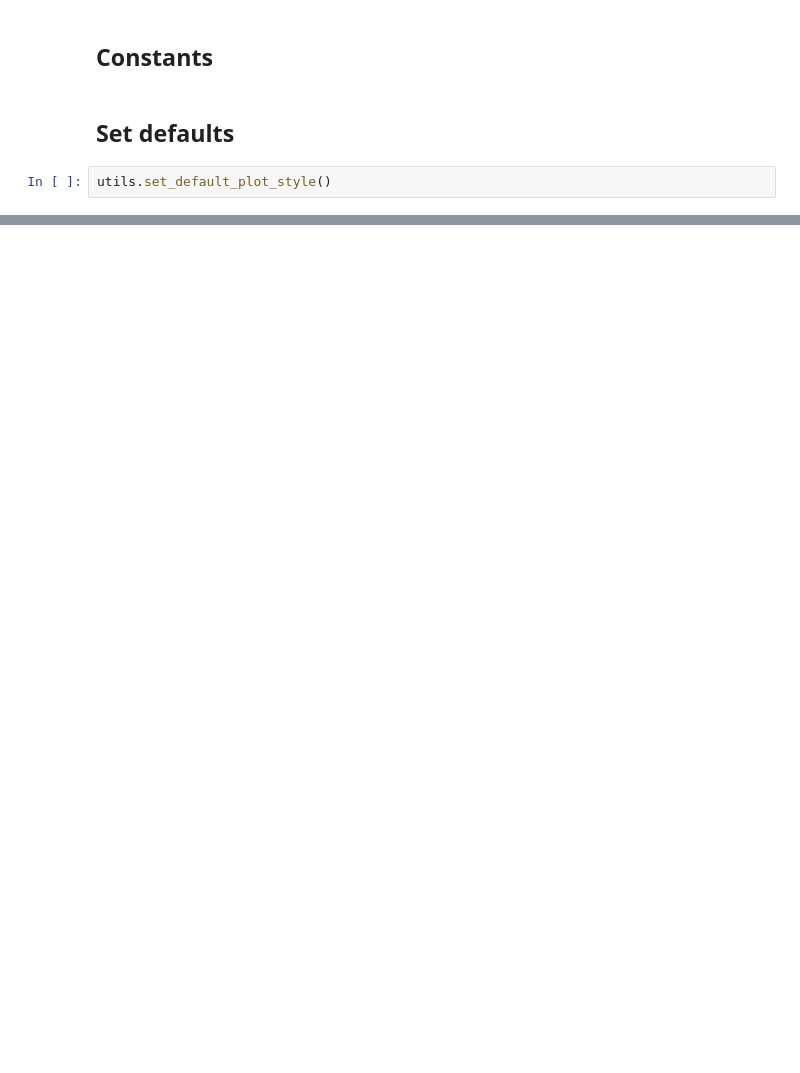
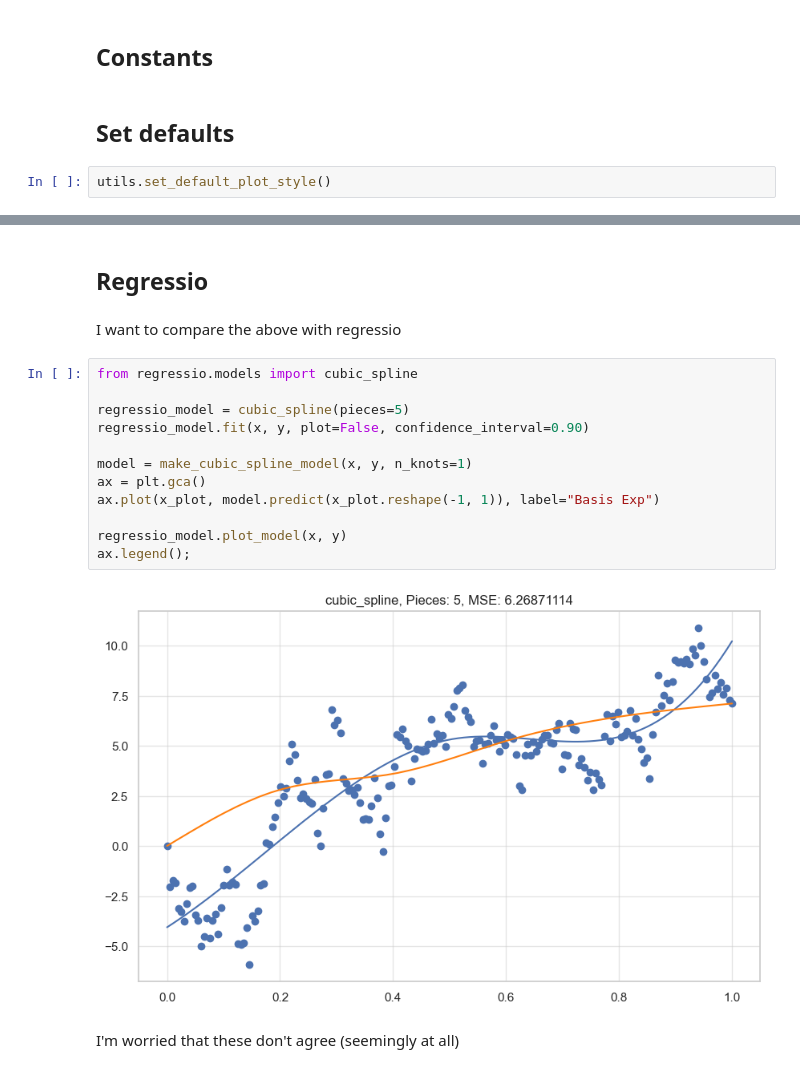
Before and after one commit to chris-leonard/elements-of-statistical-learning, a Jupyter notebook: chapter-8/splines.ipynb, the cells around one changed output, grey strips where cells are left out. Cells and saved outputs as stored; diff of their text form; blank space fills up the shorter version.

```diff
--- a/chapter-8/splines.ipynb
+++ b/chapter-8/splines.ipynb
@@ -44,0 +335,20 @@ sns.scatterplot(sample_data, x="x", y="y",ax=ax);
+# %% [markdown]
+## Regressio
+# %% [markdown]
+I want to compare the above with regressio
+# %%
+from regressio.models import cubic_spline
+
+regressio_model = cubic_spline(pieces=5)
+regressio_model.fit(x, y, plot=False, confidence_interval=0.90)
+
+model = make_cubic_spline_model(x, y, n_knots=1)
+ax = plt.gca()
+ax.plot(x_plot, model.predict(x_plot.reshape(-1, 1)), label="Basis Exp")
+
+regressio_model.plot_model(x, y)
+ax.legend();
+# %% [output]
+[figure, added]
+# %% [markdown]
+I'm worried that these don't agree (seemingly at all)
```
Also changed, not shown: parts of 60 cells of this notebook, 1 other file.
